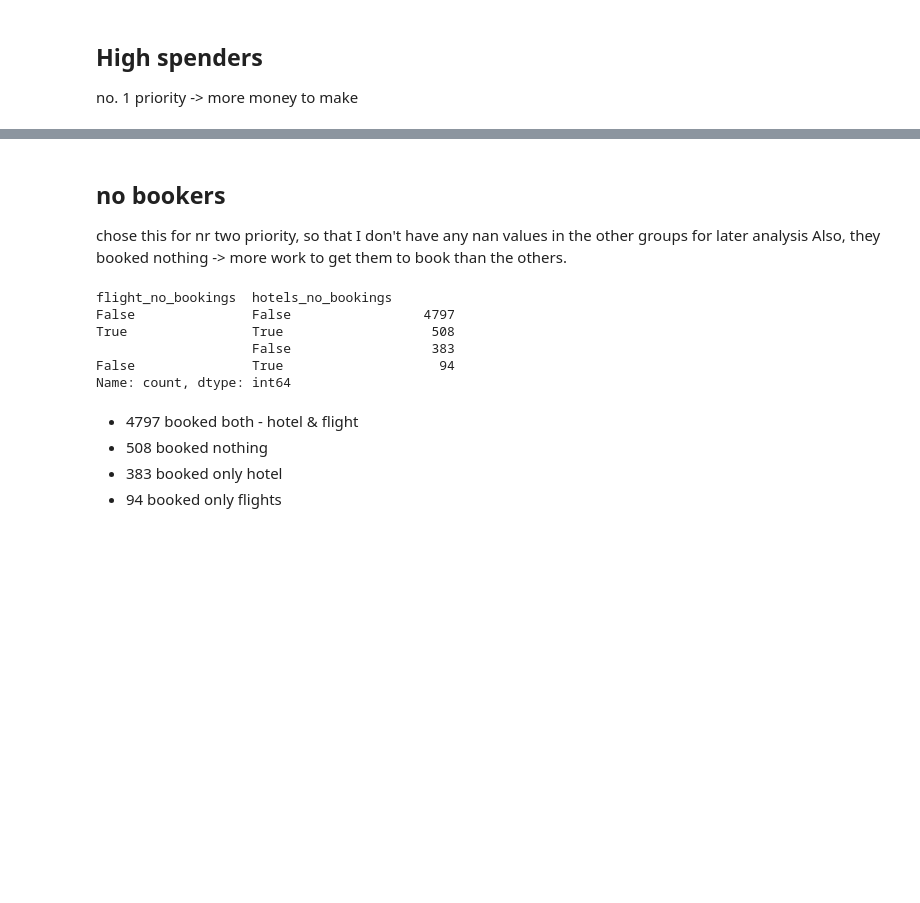
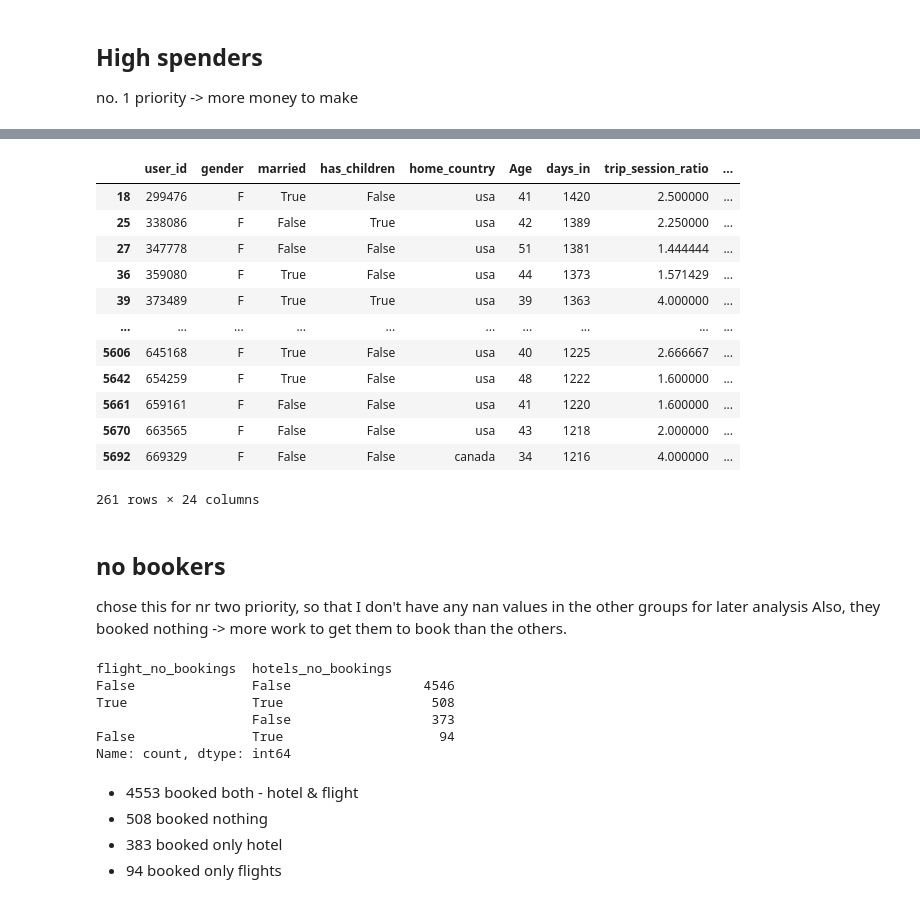
Before and after one commit to ka-katrin/TravelTide_Clustering, a Jupyter notebook: 04Groups_and_Clustering.ipynb, the cells around one changed output, grey strips where cells are left out. Saved outputs shown, nothing was run; the diff lists cells and outputs as text; code cells hidden in the pictures; blank space fills up the shorter version.

```diff
--- a/04Groups_and_Clustering.ipynb
+++ b/04Groups_and_Clustering.ipynb
@@ -43,18 +52,41 @@ rest_users =
+# %%
+outlier_limit = (user_features["ave_rev_per_day"].quantile(0.75) - user_features["ave_rev_per_day"].quantile(0.25))*1.5 + user_features["ave_rev_per_day"].quantile(0.75)
+
+group_high_spenders = user_features[user_features["ave_rev_per_day"] > outlier_limit].copy() #for export
+user_features["group_high_spenders"] = user_features["ave_rev_per_day"] > outlier_limit  #for overview in table
+rest = user_features[~user_features["group_high_spenders"]] #no user should be in two groups
+rest.drop('group_high_spenders', axis=1, inplace=True)
+# %%
+group_high_spenders
+# %% [output]
+|  | user_id | gender | married | has_children | home_country | Age | days_in | trip_session_ratio | ... |
+| 18 | 299476 | F | True | False | usa | 41 | 1420 | 2.500000 | ... |
+| 25 | 338086 | F | False | True | usa | 42 | 1389 | 2.250000 | ... |
+| 27 | 347778 | F | False | False | usa | 51 | 1381 | 1.444444 | ... |
+| 36 | 359080 | F | True | False | usa | 44 | 1373 | 1.571429 | ... |
+| 39 | 373489 | F | True | True | usa | 39 | 1363 | 4.000000 | ... |
+| ... | ... | ... | ... | ... | ... | ... | ... | ... | ... |
+| 5606 | 645168 | F | True | False | usa | 40 | 1225 | 2.666667 | ... |
+| 5642 | 654259 | F | True | False | usa | 48 | 1222 | 1.600000 | ... |
+| 5661 | 659161 | F | False | False | usa | 41 | 1220 | 1.600000 | ... |
+| 5670 | 663565 | F | False | False | usa | 43 | 1218 | 2.000000 | ... |
+| 5692 | 669329 | F | False | False | canada | 34 | 1216 | 4.000000 | ... |
+261 rows × 24 columns
 # %% [markdown]
 ## no bookers
 chose this for nr two priority, so that I don't have any nan values in the other groups for later analysis
 Also, they booked nothing -> more work to get them to book than the others.
 # %%
-user_features[["flight_no_bookings", "hotels_no_bookings"]].isna().value_counts()
+rest[["flight_no_bookings", "hotels_no_bookings"]].isna().value_counts()
 # %% [output]
 flight_no_bookings  hotels_no_bookings
-False               False                 4797
+False               False                 4546
 True                True                   508
-                    False                  383
+                    False                  373
 False               True                    94
 Name: count, dtype: int64
 # %% [markdown]
-- 4797 booked both - hotel & flight
+- 4553 booked both - hotel & flight
 - 508 booked nothing
 - 383 booked only hotel
 - 94 booked only flights
```
Also changed, not shown: parts of 24 cells of this notebook.
